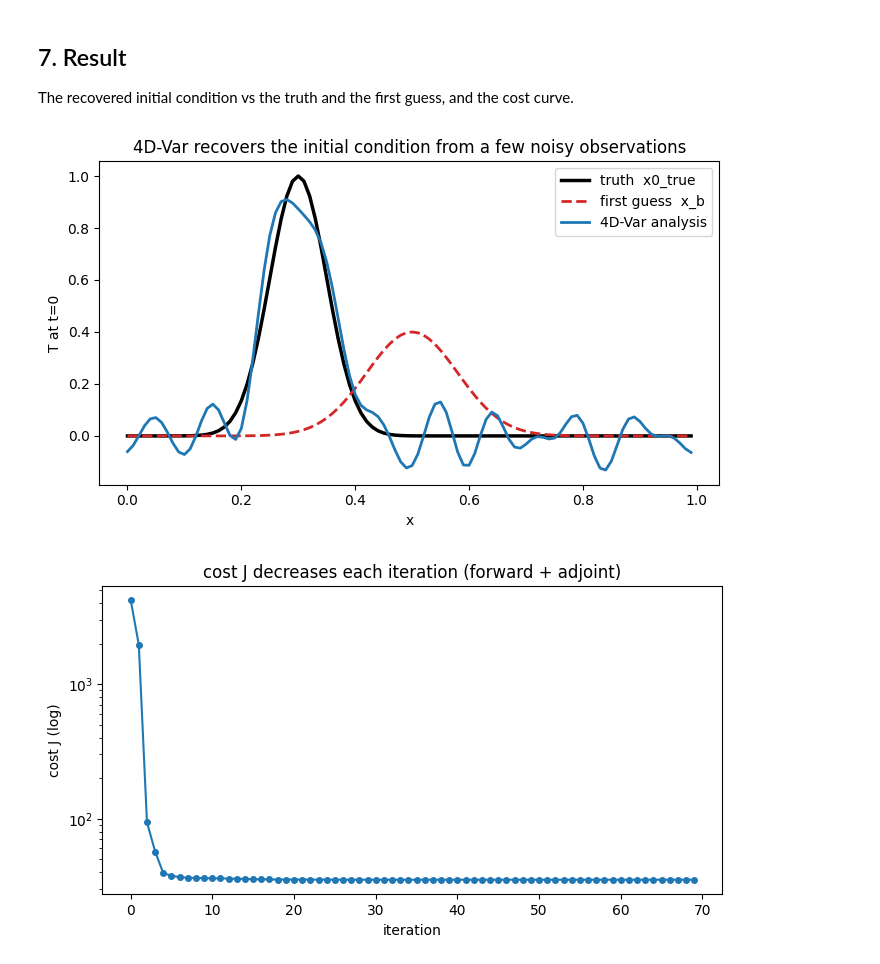
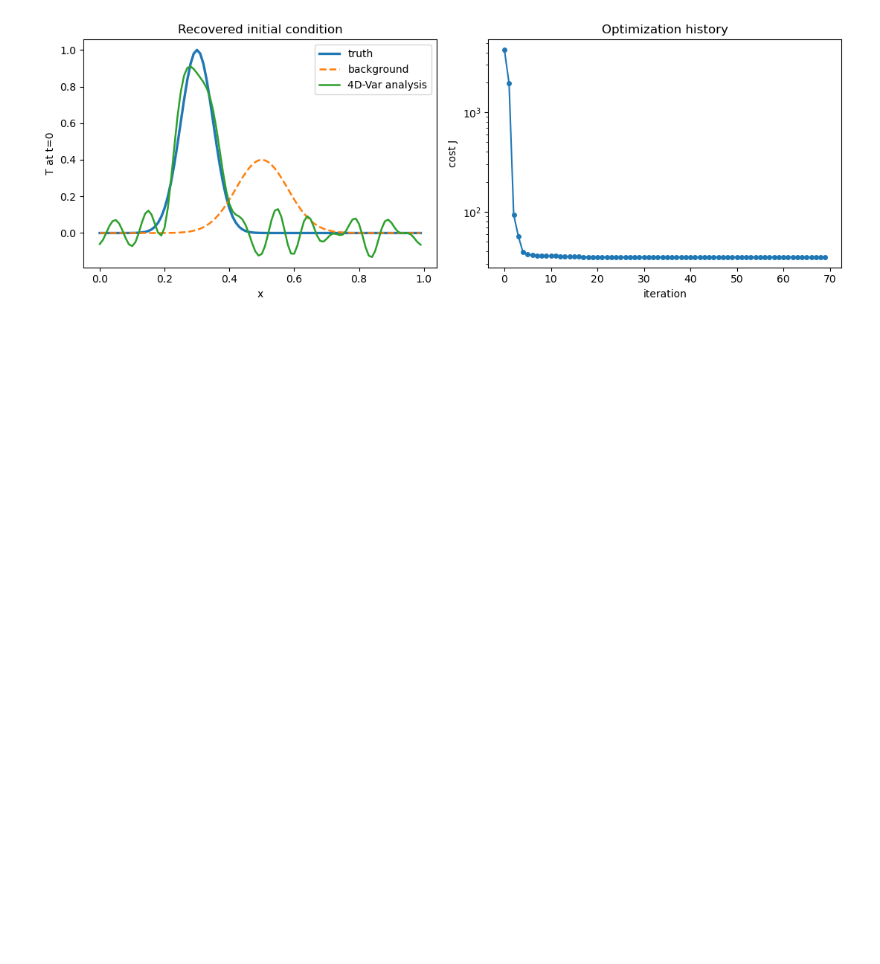
Before and after one commit to youranli001/physics-ml-hybrid-modeling, a Jupyter notebook: notebooks/03_fourdvar_advection_diffusion.ipynb, the cells around one changed output. Drawn from its saved outputs; the diff is of its cells as text; code cells hidden in the pictures; blank space fills up the shorter version.

```diff
--- a/notebooks/03_fourdvar_advection_diffusion.ipynb
+++ b/notebooks/03_fourdvar_advection_diffusion.ipynb
@@ -140,19 +70,0 @@ We pretend we can only measure T at a few grid points, at a few times, with nois
-# %%
-obs_times = [30, 60, 90, 120]      # time steps where we have observations
-obs_idx   = np.arange(0, N, 8)     # observed grid points (every 8th)
-
-def H(state):
-    """observation operator: pick out the observed grid points."""
-    return state[obs_idx]
-
-sigma_o = 0.02    # observation error std  (R = sigma_o^2 I)
-sigma_b = 0.5     # background error std   (B = sigma_b^2 I) — a weak prior
-
-obs = {n: H(traj_true[n]) + sigma_o * rng.standard_normal(obs_idx.size) for n in obs_times}
-
-fig, ax = plt.subplots(figsize=(8, 4))
-im = ax.imshow(traj_true, aspect="auto", origin="lower", extent=[0, L, 0, M], cmap="magma", alpha=0.85)
-for n in obs_times:
-    ax.scatter(obs_idx * dx, np.full(obs_idx.size, n), s=16, c="cyan", marker="s", edgecolors="k", linewidths=0.3)
-ax.set_title("observations (cyan squares) sampled from the truth — sparse in space & time")
-ax.set_xlabel("x"); ax.set_ylabel("time step"); fig.colorbar(im, label="T"); plt.show()
@@ -262,18 +155,20 @@ converged in 69 iterations,  final J = 35.146
-# %% [markdown]
-## 7. Result
-The recovered initial condition vs the truth and the first guess, and the cost curve.
 # %%
-fig, ax = plt.subplots(figsize=(8, 4.2))
-ax.plot(xgrid, x0_true,     'k-',   lw=2.5, label="truth  x0_true")
-ax.plot(xgrid, x_b,         'C3--', lw=2,   label="first guess  x_b")
-ax.plot(xgrid, x0_analysis, 'C0-',  lw=2,   label="4D-Var analysis")
-ax.set_title("4D-Var recovers the initial condition from a few noisy observations")
-ax.set_xlabel("x"); ax.set_ylabel("T at t=0"); ax.legend(); plt.show()
+fig, ax = plt.subplots(1, 2, figsize=(11, 4))
 
-fig, ax = plt.subplots(figsize=(8, 4))
-ax.semilogy(range(len(history)), history, 'o-', ms=4)
-ax.set_title("cost J decreases each iteration (forward + adjoint)")
-ax.set_xlabel("iteration"); ax.set_ylabel("cost J (log)"); plt.show()
+ax[0].plot(xgrid, x0_true, lw=2.4, label="truth")
+ax[0].plot(xgrid, x_b, ls="--", lw=1.8, label="background")
+ax[0].plot(xgrid, x0_analysis, lw=1.8, label="4D-Var analysis")
+ax[0].set_xlabel("x")
+ax[0].set_ylabel("T at t=0")
+ax[0].set_title("Recovered initial condition")
+ax[0].legend()
+
+ax[1].semilogy(range(len(history)), history, marker="o", ms=4)
+ax[1].set_xlabel("iteration")
+ax[1].set_ylabel("cost J")
+ax[1].set_title("Optimization history")
+
+fig.tight_layout()
+plt.show()
 # %% [output]
-[figure, old version]
+[figure, new version]
-[figure, removed]
```
Also changed, not shown: parts of 27 cells of this notebook, 2 other files.
